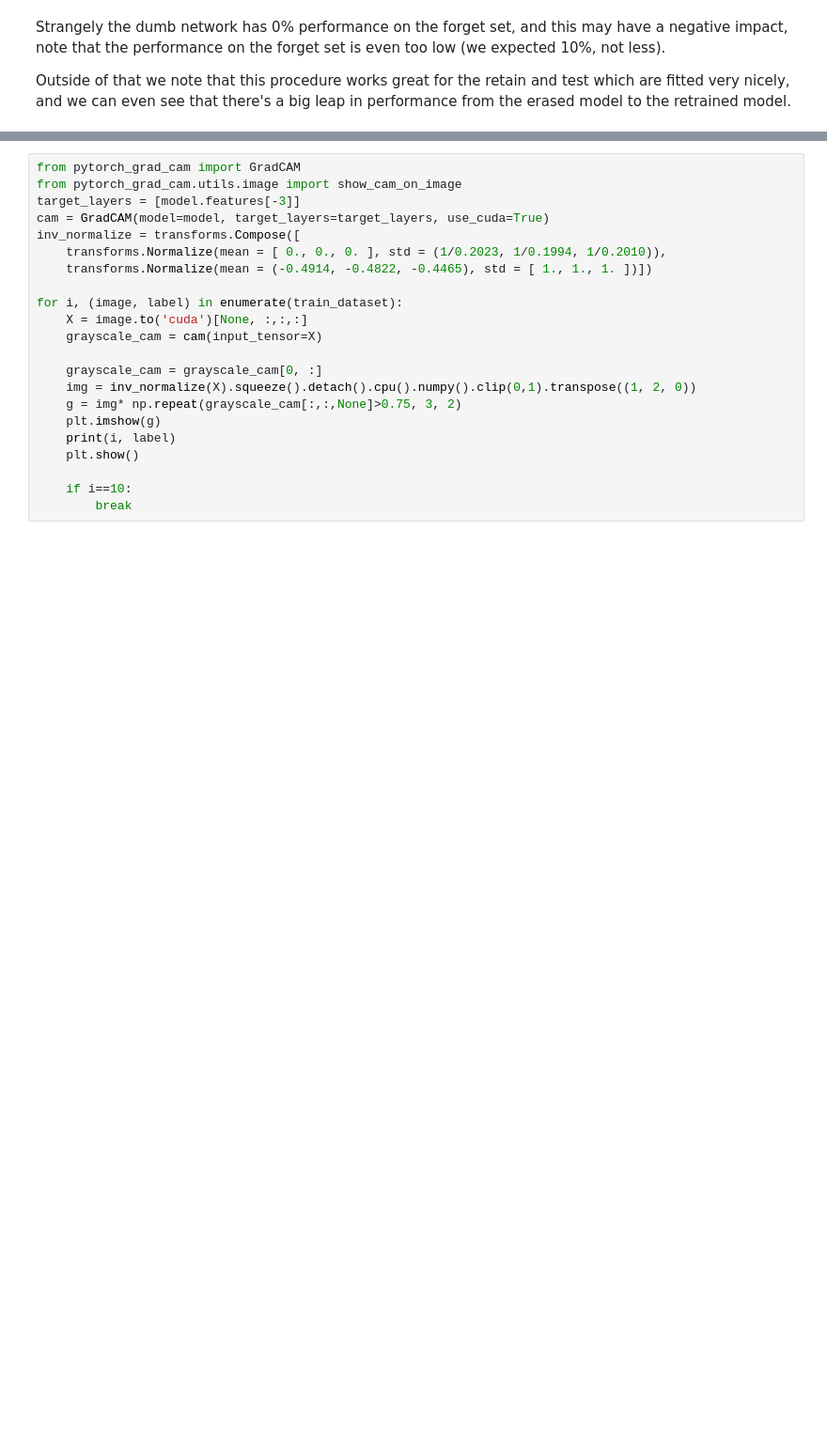
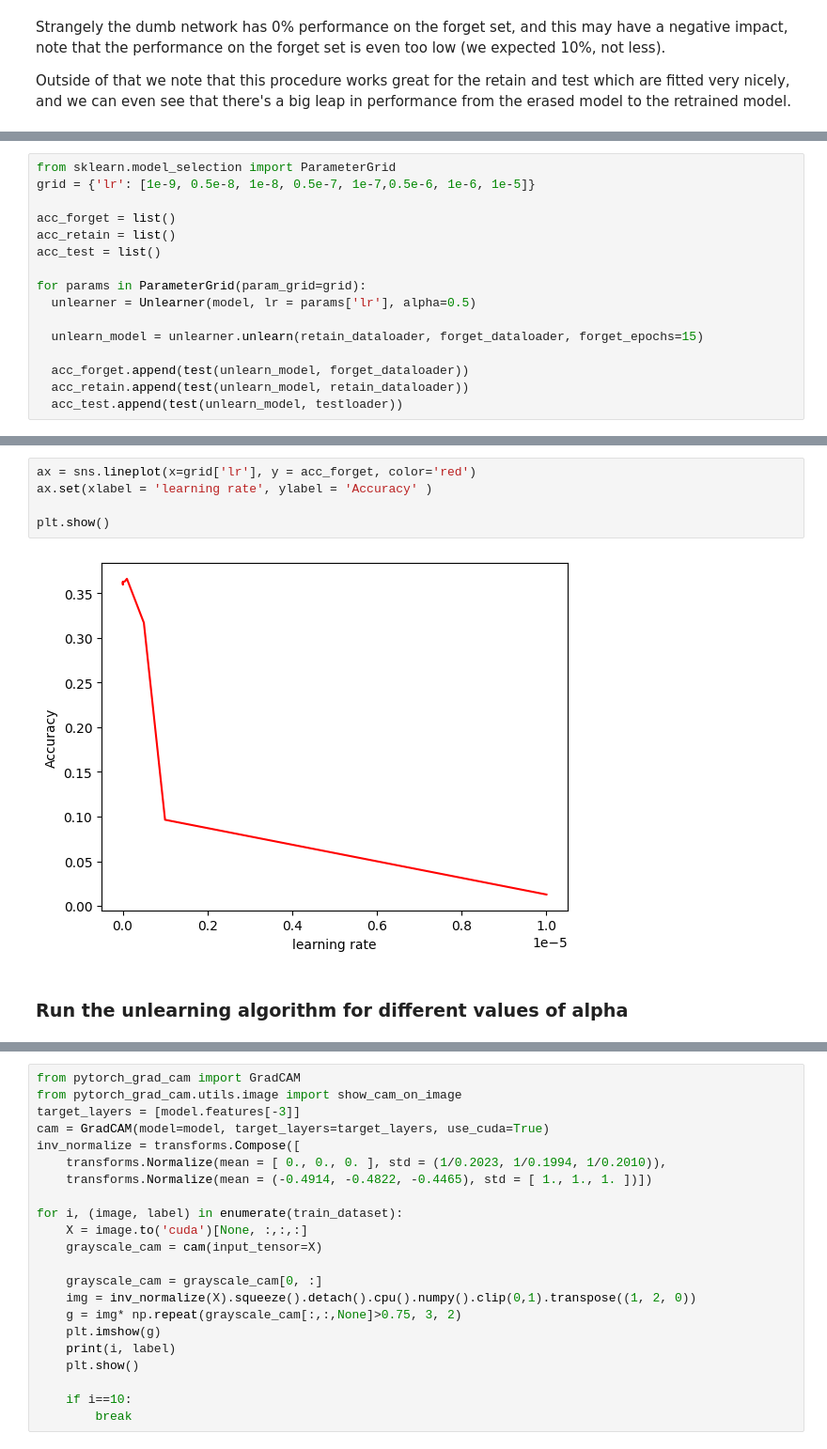
Before and after one commit to nem-42098/SL_Proj_Unlearning, a Jupyter notebook: Unlearn_test.ipynb, the cells around one changed output, grey strips where cells are left out. Shown: that part at 94% size. Cells and saved outputs as stored; diff of their text form; blank space fills up the shorter version.

```diff
--- a/Unlearn_test.ipynb
+++ b/Unlearn_test.ipynb
@@ -184,0 +206,16 @@ sns.heatmap(tb, annot = True, fmt='.2%')
+# %%
+from sklearn.model_selection import ParameterGrid
+grid = {'lr': [1e-9, 0.5e-8, 1e-8, 0.5e-7, 1e-7,0.5e-6, 1e-6, 1e-5]}
+
+acc_forget = list()
+acc_retain = list()
+acc_test = list()
+
+for params in ParameterGrid(param_grid=grid):
+  unlearner = Unlearner(model, lr = params['lr'], alpha=0.5)
+
+  unlearn_model = unlearner.unlearn(retain_dataloader, forget_dataloader, forget_epochs=15)
+
+  acc_forget.append(test(unlearn_model, forget_dataloader))
+  acc_retain.append(test(unlearn_model, retain_dataloader))
+  acc_test.append(test(unlearn_model, testloader))
@@ -184,0 +226,9 @@ sns.heatmap(tb, annot = True, fmt='.2%')
+# %%
+ax = sns.lineplot(x=grid['lr'], y = acc_forget, color='red')
+ax.set(xlabel = 'learning rate', ylabel = 'Accuracy' )
+
+plt.show()
+# %% [output]
+[figure, added]
+# %% [markdown]
+### Run the unlearning algorithm for different values of alpha
```
Also changed, not shown: parts of 19 cells of this notebook.
